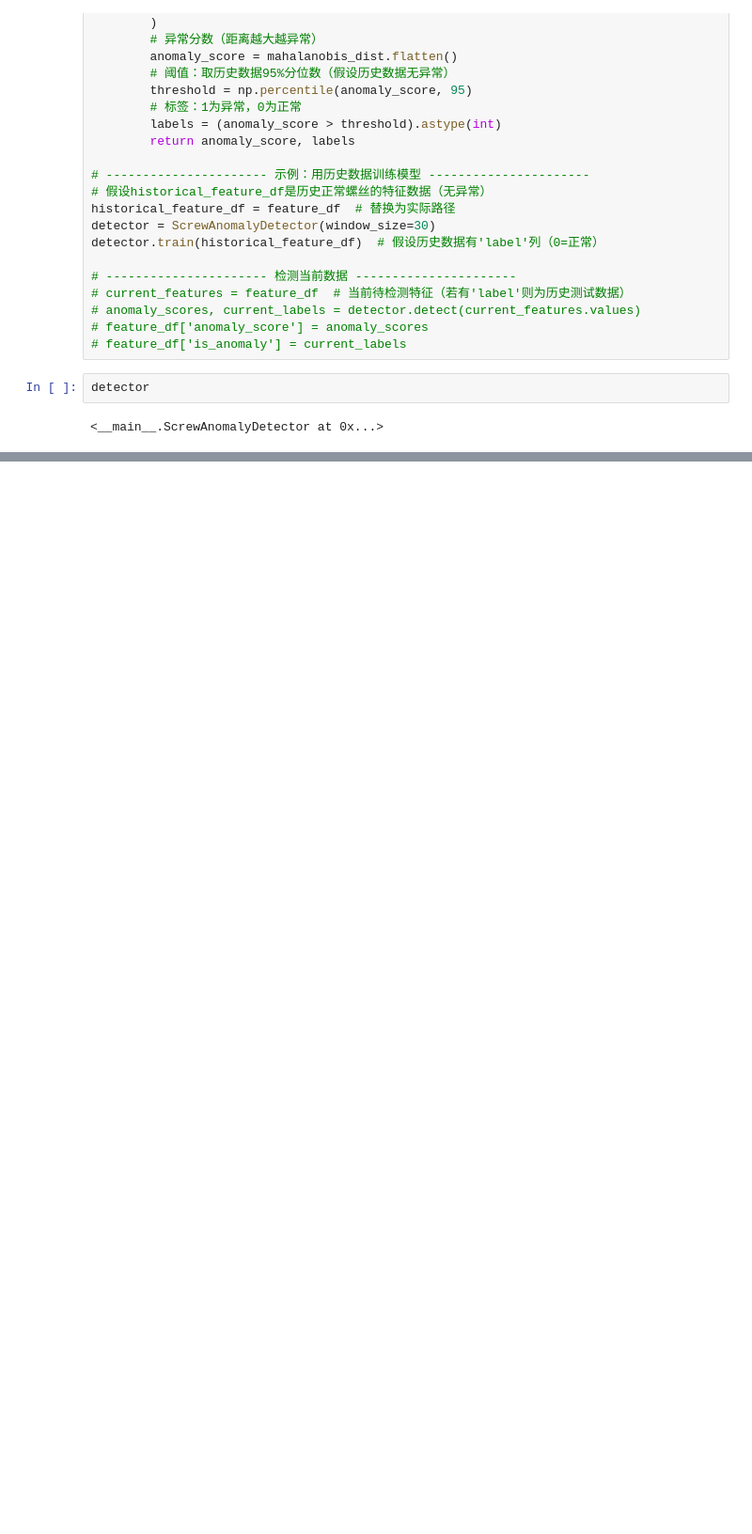
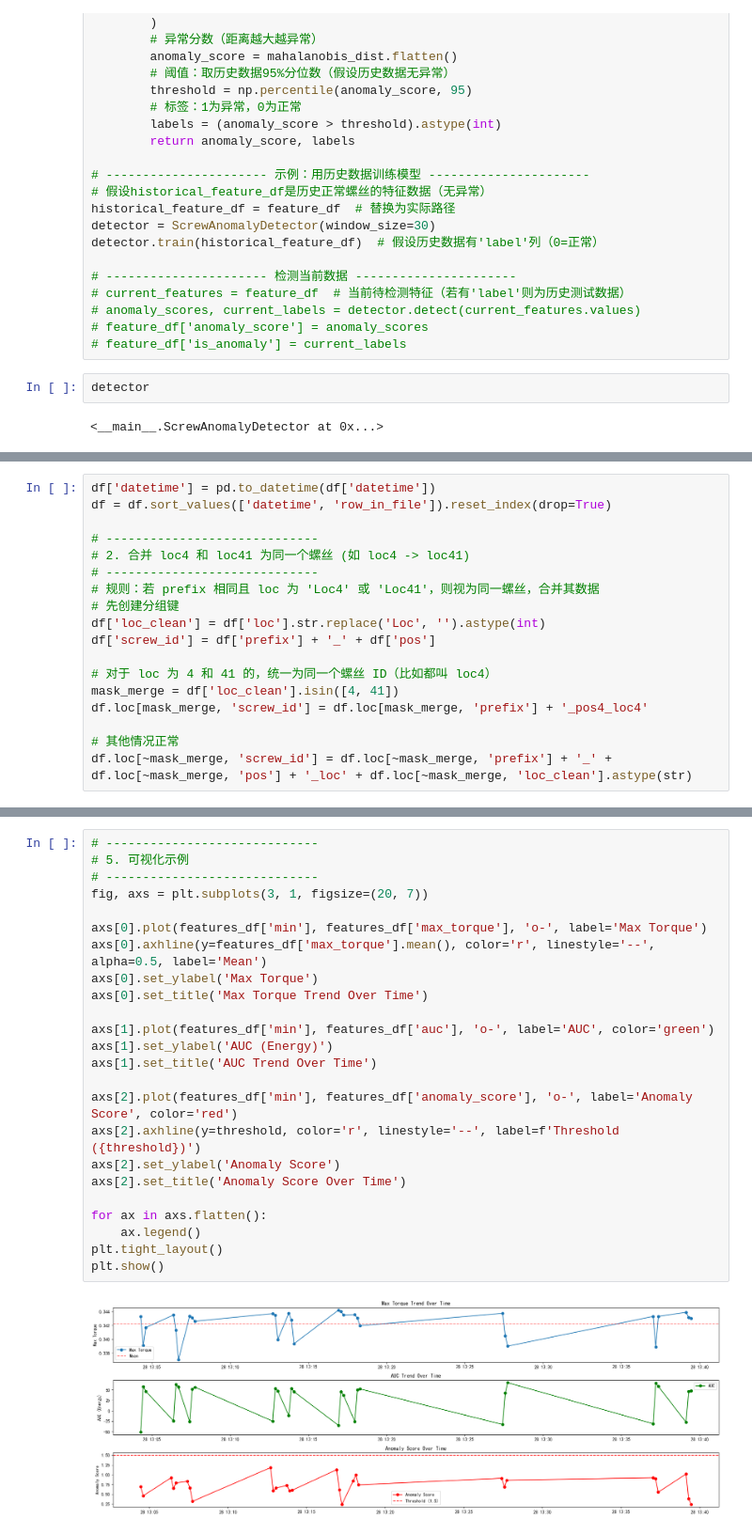
Before and after one commit to Xiaomut/apple, a Jupyter notebook: notebooks/screw.ipynb, the cells around one changed output, grey strips where cells are left out. Shown at 94% size. Cells and saved outputs as stored; diff of their text form; blank space fills up the shorter version.

```diff
--- a/notebooks/screw.ipynb
+++ b/notebooks/screw.ipynb
@@ -723,0 +727,18 @@ detector
+# %%
+df['datetime'] = pd.to_datetime(df['datetime'])
+df = df.sort_values(['datetime', 'row_in_file']).reset_index(drop=True)
+
+# -----------------------------
+# 2. 合并 loc4 和 loc41 为同一个螺丝 (如 loc4 -> loc41)
+# -----------------------------
+# 规则：若 prefix 相同且 loc 为 'Loc4' 或 'Loc41'，则视为同一螺丝，合并其数据
+# 先创建分组键
+df['loc_clean'] = df['loc'].str.replace('Loc', '').astype(int)
+df['screw_id'] = df['prefix'] + '_' + df['pos']
+
+# 对于 loc 为 4 和 41 的，统一为同一个螺丝 ID（比如都叫 loc4）
+mask_merge = df['loc_clean'].isin([4, 41])
+df.loc[mask_merge, 'screw_id'] = df.loc[mask_merge, 'prefix'] + '_pos4_loc4'
+
+# 其他情况正常
+df.loc[~mask_merge, 'screw_id'] = df.loc[~mask_merge, 'prefix'] + '_' + df.loc[~mask_merge, 'pos'] + '_loc' + df.loc[~mask_merge, 'loc_clean'].astype(str)
@@ -723,0 +884,26 @@ detector
+# %%
+# -----------------------------
+# 5. 可视化示例
+# -----------------------------
+fig, axs = plt.subplots(3, 1, figsize=(20, 7))
+
+axs[0].plot(features_df['min'], features_df['max_torque'], 'o-', label='Max Torque')
+axs[0].axhline(y=features_df['max_torque'].mean(), color='r', linestyle='--', alpha=0.5, label='Mean')
+axs[0].set_ylabel('Max Torque')
+axs[0].set_title('Max Torque Trend Over Time')
+
+axs[1].plot(features_df['min'], features_df['auc'], 'o-', label='AUC', color='green')
+axs[1].set_ylabel('AUC (Energy)')
+axs[1].set_title('AUC Trend Over Time')
+
+axs[2].plot(features_df['min'], features_df['anomaly_score'], 'o-', label='Anomaly Score', color='red')
+axs[2].axhline(y=threshold, color='r', linestyle='--', label=f'Threshold ({threshold})')
+axs[2].set_ylabel('Anomaly Score')
+axs[2].set_title('Anomaly Score Over Time')
+
+for ax in axs.flatten():
+    ax.legend()
+plt.tight_layout()
+plt.show()
+# %% [output]
+[figure, added]
```
Also changed, not shown: parts of 16 cells of this notebook.
